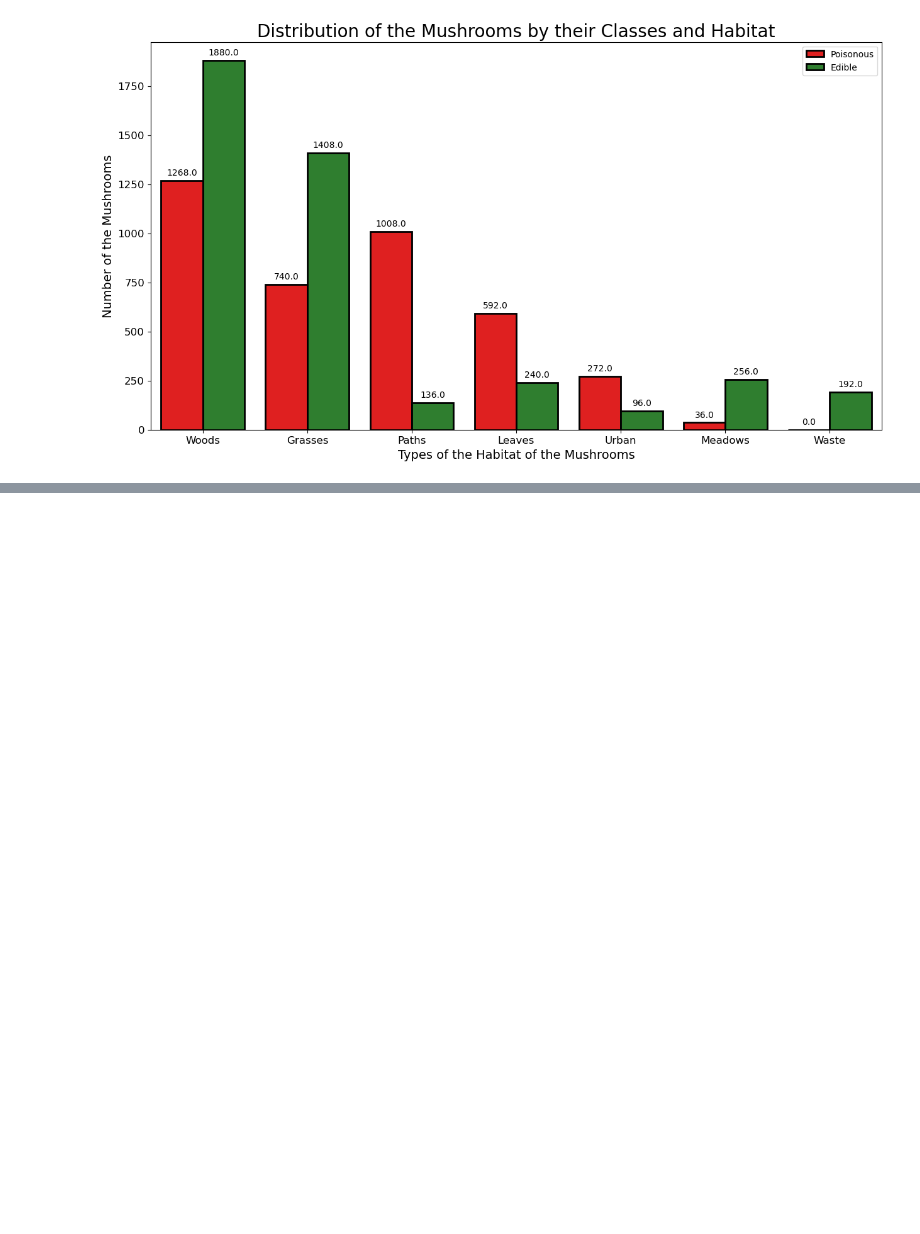
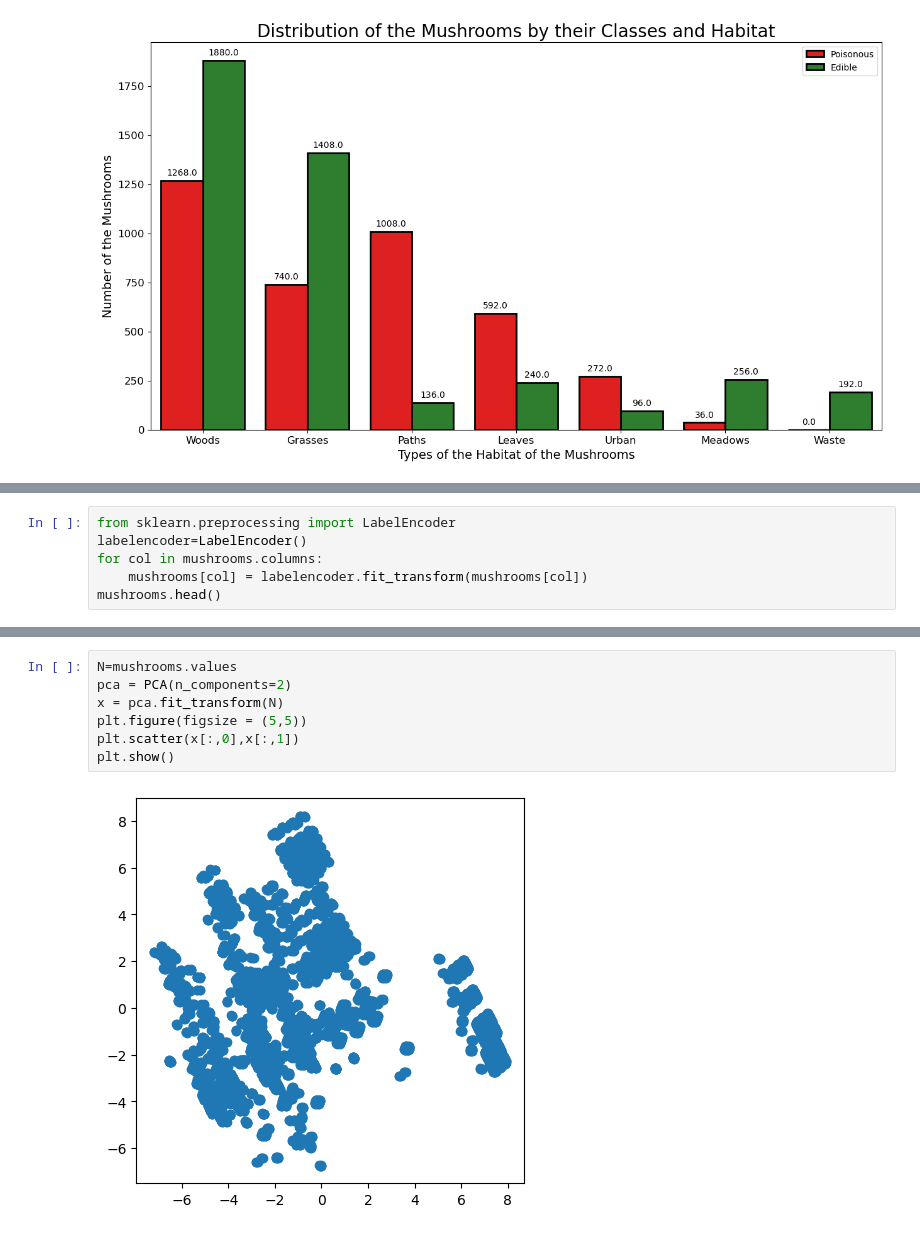
Before and after one commit to sruthik11/Mushroom-Classification_Data-Mining-Final-Project_CSCI-5502, a Jupyter notebook: code/Mushroom_Classification.ipynb, the cells around one changed output, grey strips where cells are left out. Saved outputs shown, nothing was run; the diff lists cells and outputs as text; blank space fills up the shorter version.

```diff
--- a/code/Mushroom_Classification.ipynb
+++ b/code/Mushroom_Classification.ipynb
@@ -662,0 +665,6 @@ Text(0.5, 1.0, 'Distribution of the Mushrooms by their Classes and Habitat')
+# %%
+from sklearn.preprocessing import LabelEncoder
+labelencoder=LabelEncoder()
+for col in mushrooms.columns:
+    mushrooms[col] = labelencoder.fit_transform(mushrooms[col])
+mushrooms.head()
@@ -662,0 +789,9 @@ Text(0.5, 1.0, 'Distribution of the Mushrooms by their Classes and Habitat')
+# %%
+N=mushrooms.values
+pca = PCA(n_components=2)
+x = pca.fit_transform(N)
+plt.figure(figsize = (5,5))
+plt.scatter(x[:,0],x[:,1])
+plt.show()
+# %% [output]
+[figure, added]
```
Also changed, not shown: parts of 13 cells of this notebook.
